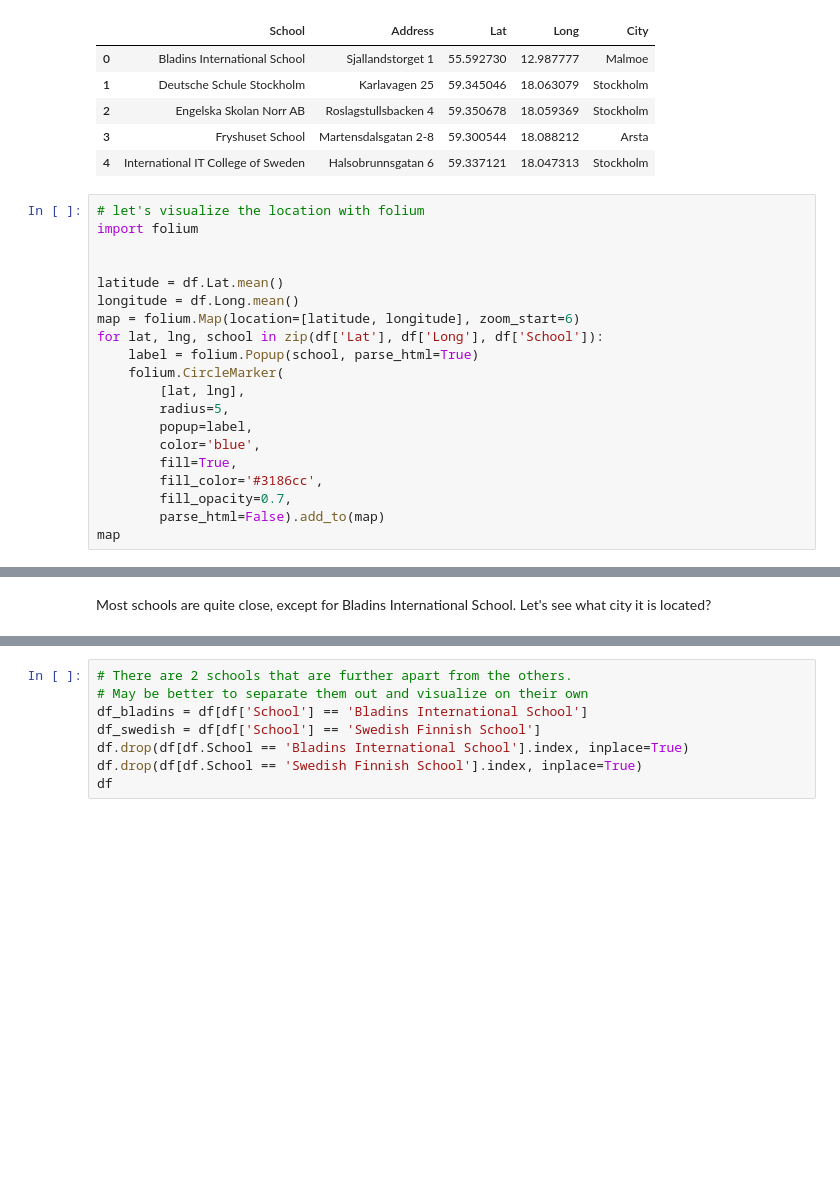
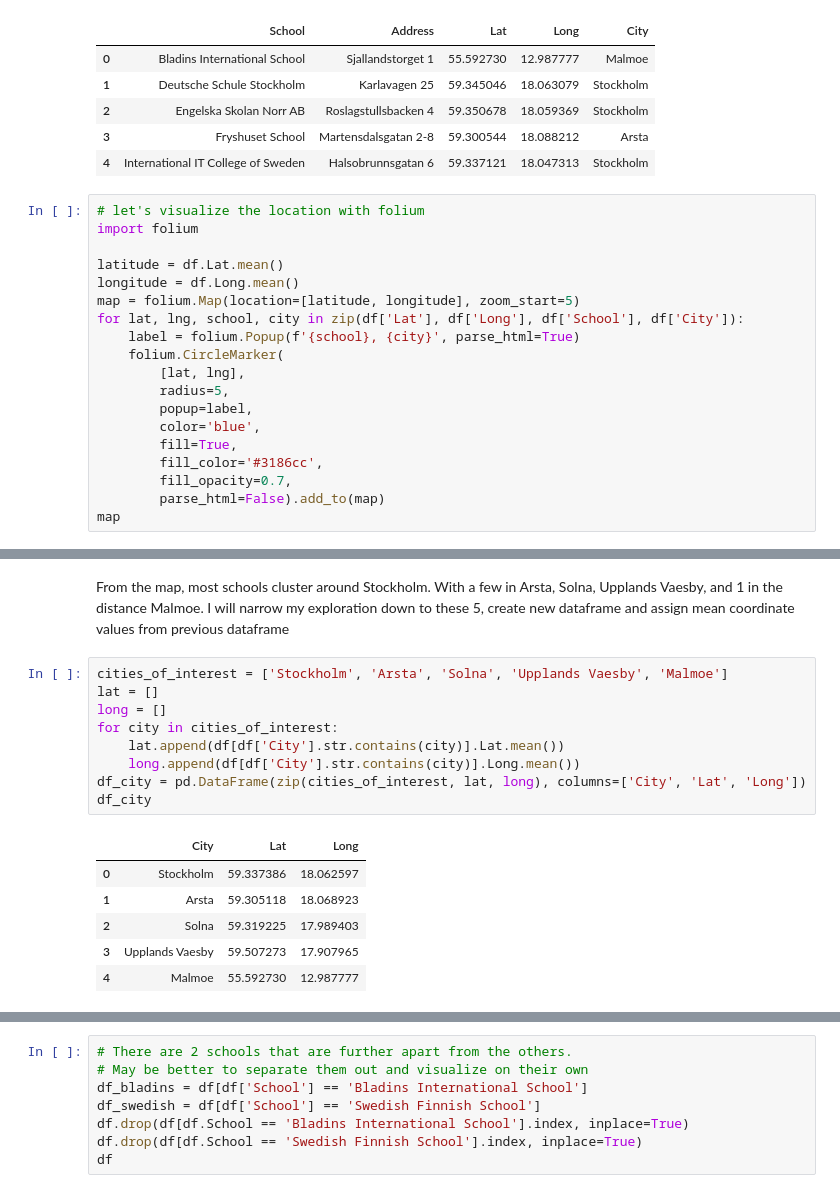
Before and after one commit to PanupatC/Coursera_Capstone, a Jupyter notebook: Coursera_sweden_school_code.ipynb, the cells around one changed output, grey strips where cells are left out. Drawn from its saved outputs; the diff is of its cells as text; blank space fills up the shorter version.

Commit message:
focusing cities

```diff
--- a/Coursera_sweden_school_code.ipynb
+++ b/Coursera_sweden_school_code.ipynb
@@ -194,12 +194,11 @@ df.head()
 # let's visualize the location with folium
 import folium
 
-
 latitude = df.Lat.mean()
 longitude = df.Long.mean()
-map = folium.Map(location=[latitude, longitude], zoom_start=6)
-for lat, lng, school in zip(df['Lat'], df['Long'], df['School']):
-    label = folium.Popup(school, parse_html=True)
+map = folium.Map(location=[latitude, longitude], zoom_start=5)
+for lat, lng, school, city in zip(df['Lat'], df['Long'], df['School'], df['City']):
+    label = folium.Popup(f'{school}, {city}', parse_html=True)
     folium.CircleMarker(
         [lat, lng],
         radius=5,
@@ -212,5 +211,21 @@ for lat, lng, school in zip(df['Lat'], df['Long'], df['School']):
 map
 # %% [output]
 [interactive output not drawn]
-# %% [markdown]
-Most schools are quite close, except for Bladins International School. Let's see what city it is located?
+# %% [markdown]
+From the map, most schools cluster around Stockholm. With a few in Arsta, Solna, Upplands Vaesby, and 1 in the distance Malmoe. I will narrow my exploration down to these 5, create new dataframe and assign mean coordinate values from previous dataframe
+# %%
+cities_of_interest = ['Stockholm', 'Arsta', 'Solna', 'Upplands Vaesby', 'Malmoe']
+lat = []
+long = []
+for city in cities_of_interest:
+    lat.append(df[df['City'].str.contains(city)].Lat.mean())
+    long.append(df[df['City'].str.contains(city)].Long.mean())
+df_city = pd.DataFrame(zip(cities_of_interest, lat, long), columns=['City', 'Lat', 'Long'])
+df_city
+# %% [output]
+|  | City | Lat | Long |
+| 0 | Stockholm | 59.337386 | 18.062597 |
+| 1 | Arsta | 59.305118 | 18.068923 |
+| 2 | Solna | 59.319225 | 17.989403 |
+| 3 | Upplands Vaesby | 59.507273 | 17.907965 |
+| 4 | Malmoe | 55.592730 | 12.987777 |
```
Also changed, not shown: parts of 1 cell of this notebook.
